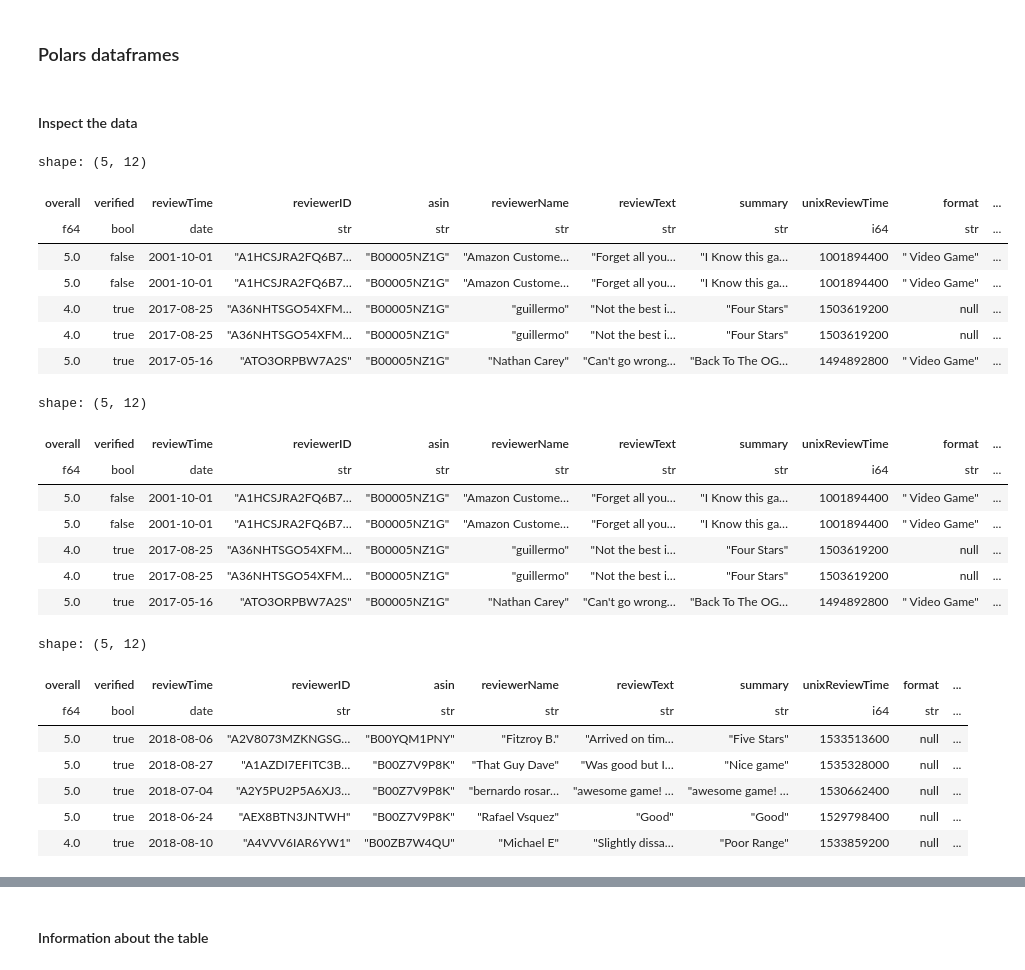
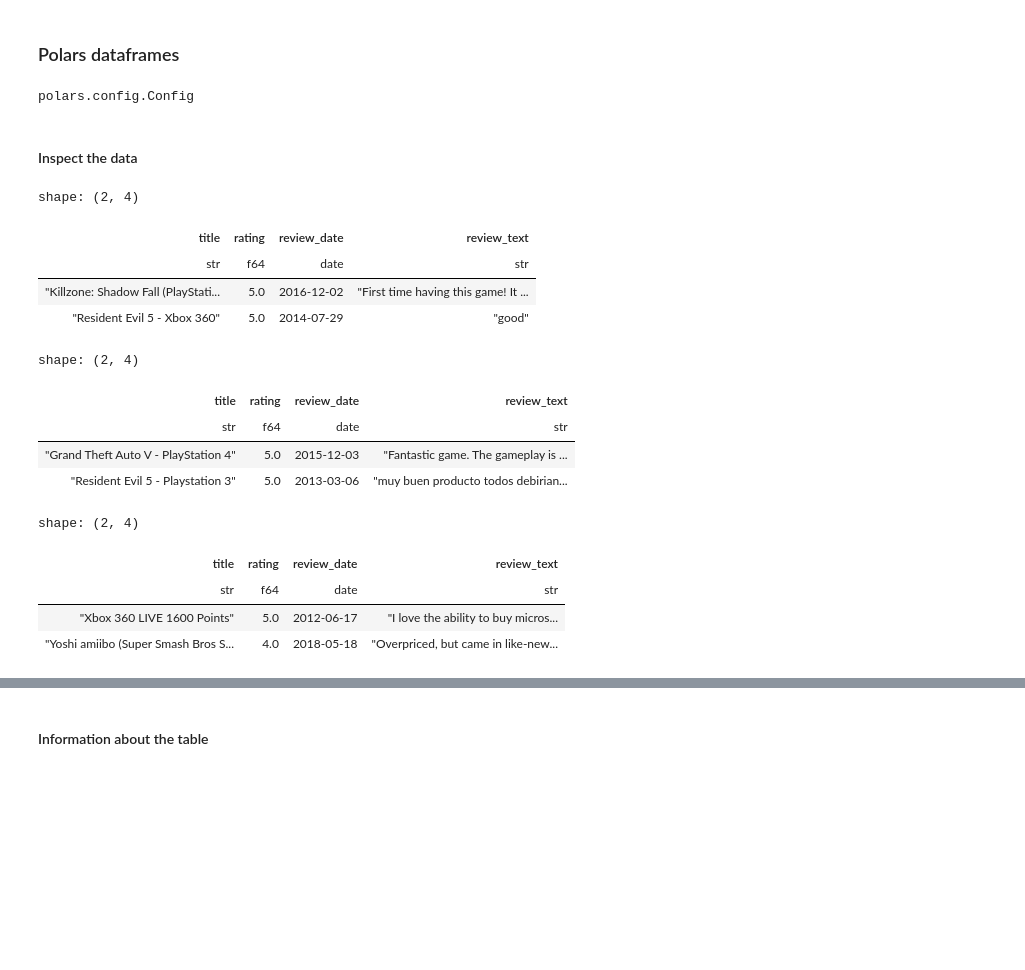
Before and after one commit to PacktPublishing/Data-Analysis-with-Polars, a Jupyter notebook: chapter_02/01_dataframes.ipynb, the cells around one changed output, grey strips where cells are left out. Cells and saved outputs as stored; diff of their text form; code cells hidden in the pictures; blank space fills up the shorter version.

Commit message:
add select and filter examples for dataframe

```diff
--- a/chapter_02/01_dataframes.ipynb
+++ b/chapter_02/01_dataframes.ipynb
@@ -4,41 +4,39 @@
 import polars as pl
 # %%
 # load a JSON file to a Polars DataFrame
-video_games_reviews = pl.read_csv('../datasets/reviews_videogames_350.csv', infer_schema_length=10000, try_parse_dates=True)
+video_games_reviews = pl.read_csv('../datasets/reviews_videogames_350_simplified.csv', infer_schema_length=10000, try_parse_dates=True)
+# %%
+# Configure the number of characters to show for each string column
+pl.Config.set_fmt_str_lengths(60)
+# %% [output]
+polars.config.Config
 # %% [markdown]
 #### Inspect the data
-# %%
-video_games_reviews.head(5)
-# %% [output]
-shape: (5, 12)
-| overall | verified | reviewTime | reviewerID | asin | reviewerName | reviewText | summary | unixReviewTime | format | ... |
-| f64 | bool | date | str | str | str | str | str | i64 | str | ... |
-| 5.0 | false | 2001-10-01 | "A1HCSJRA2FQ6B7… | "B00005NZ1G" | "Amazon Custome… | "Forget all you… | "I Know this ga… | 1001894400 | " Video Game" | ... |
-| 5.0 | false | 2001-10-01 | "A1HCSJRA2FQ6B7… | "B00005NZ1G" | "Amazon Custome… | "Forget all you… | "I Know this ga… | 1001894400 | " Video Game" | ... |
-| 4.0 | true | 2017-08-25 | "A36NHTSGO54XFM… | "B00005NZ1G" | "guillermo" | "Not the best i… | "Four Stars" | 1503619200 | null | ... |
-| 4.0 | true | 2017-08-25 | "A36NHTSGO54XFM… | "B00005NZ1G" | "guillermo" | "Not the best i… | "Four Stars" | 1503619200 | null | ... |
-| 5.0 | true | 2017-05-16 | "ATO3ORPBW7A2S" | "B00005NZ1G" | "Nathan Carey" | "Can't go wrong… | "Back To The OG… | 1494892800 | " Video Game" | ... |
+# %%
+# Show the first 5 rows of the DataFrame
+# We will use head extensively to show few rows of a dataframe
+video_games_reviews.head(2)
+# %% [output]
+shape: (2, 4)
+| title | rating | review_date | review_text |
+| str | f64 | date | str |
+| "Killzone: Shadow Fall (PlayStati... | 5.0 | 2016-12-02 | "First time having this game! It ... |
+| "Resident Evil 5 - Xbox 360" | 5.0 | 2014-07-29 | "good" |
 # %%
-# Show the first 5 rows of the DataFrame
-video_games_reviews.head(5)
+# Show the last 5 rows of the DataFrame
+video_games_reviews.tail(2)
 # %% [output]
-shape: (5, 12)
+shape: (2, 4)
-| overall | verified | reviewTime | reviewerID | asin | reviewerName | reviewText | summary | unixReviewTime | format | ... |
-| f64 | bool | date | str | str | str | str | str | i64 | str | ... |
-| 5.0 | false | 2001-10-01 | "A1HCSJRA2FQ6B7… | "B00005NZ1G" | "Amazon Custome… | "Forget all you… | "I Know this ga… | 1001894400 | " Video Game" | ... |
-| 5.0 | false | 2001-10-01 | "A1HCSJRA2FQ6B7… | "B00005NZ1G" | "Amazon Custome… | "Forget all you… | "I Know this ga… | 1001894400 | " Video Game" | ... |
-| 4.0 | true | 2017-08-25 | "A36NHTSGO54XFM… | "B00005NZ1G" | "guillermo" | "Not the best i… | "Four Stars" | 1503619200 | null | ... |
-| 4.0 | true | 2017-08-25 | "A36NHTSGO54XFM… | "B00005NZ1G" | "guillermo" | "Not the best i… | "Four Stars" | 1503619200 | null | ... |
-| 5.0 | true | 2017-05-16 | "ATO3ORPBW7A2S" | "B00005NZ1G" | "Nathan Carey" | "Can't go wrong… | "Back To The OG… | 1494892800 | " Video Game" | ... |
+| title | rating | review_date | review_text |
+| str | f64 | date | str |
+| "Grand Theft Auto V - PlayStation 4" | 5.0 | 2015-12-03 | "Fantastic game. The gameplay is ... |
+| "Resident Evil 5 - Playstation 3" | 5.0 | 2013-03-06 | "muy buen producto todos debirian... |
 # %%
-# Show the last 5 rows of the DataFrame
-video_games_reviews.tail(5)
+# Show a sample of 5 rows of the DataFrame
+video_games_reviews.sample(2)
 # %% [output]
-shape: (5, 12)
+shape: (2, 4)
-| overall | verified | reviewTime | reviewerID | asin | reviewerName | reviewText | summary | unixReviewTime | format | ... |
-| f64 | bool | date | str | str | str | str | str | i64 | str | ... |
-| 5.0 | true | 2018-08-06 | "A2V8073MZKNGSG… | "B00YQM1PNY" | "Fitzroy B." | "Arrived on tim… | "Five Stars" | 1533513600 | null | ... |
-| 5.0 | true | 2018-08-27 | "A1AZDI7EFITC3B… | "B00Z7V9P8K" | "That Guy Dave" | "Was good but I… | "Nice game" | 1535328000 | null | ... |
-| 5.0 | true | 2018-07-04 | "A2Y5PU2P5A6XJ3… | "B00Z7V9P8K" | "bernardo rosar… | "awesome game! … | "awesome game! … | 1530662400 | null | ... |
-| 5.0 | true | 2018-06-24 | "AEX8BTN3JNTWH" | "B00Z7V9P8K" | "Rafael Vsquez" | "Good" | "Good" | 1529798400 | null | ... |
-| 4.0 | true | 2018-08-10 | "A4VVV6IAR6YW1" | "B00ZB7W4QU" | "Michael E" | "Slightly dissa… | "Poor Range" | 1533859200 | null | ... |
+| title | rating | review_date | review_text |
+| str | f64 | date | str |
+| "Xbox 360 LIVE 1600 Points" | 5.0 | 2012-06-17 | "I love the ability to buy micros... |
+| "Yoshi amiibo (Super Smash Bros S... | 4.0 | 2018-05-18 | "Overpriced, but came in like-new... |
```
Also changed, not shown: parts of 48 cells of this notebook, 1 other file.
